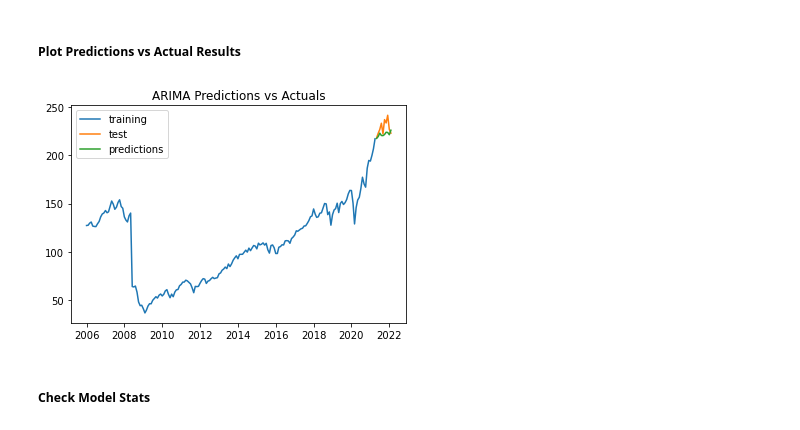
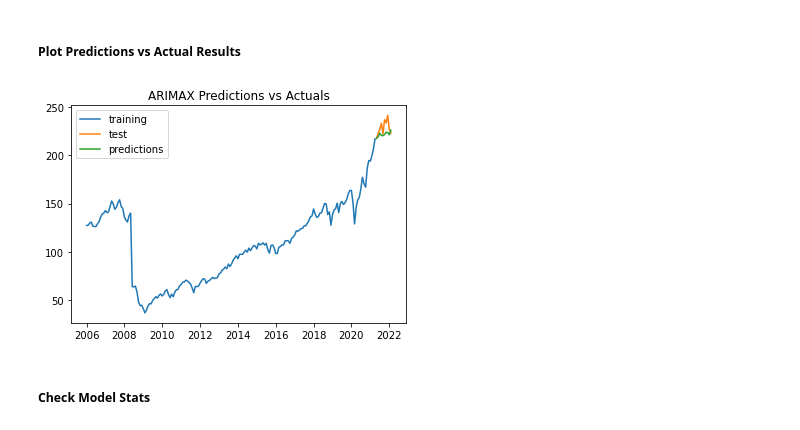
Before and after one commit to akittendorf/Domestic-Stock-Market-Analysis, a Jupyter notebook: Code/arimax.ipynb, the cells around one changed output. Drawn from its saved outputs; the diff is of its cells as text; code cells hidden in the pictures.

Commit message:
rename arima to arimax

```diff
--- a/Code/arima.ipynb
+++ b/Code/arimax.ipynb
@@ -151,18 +151,18 @@ Text(0.5, 0, 'Lags')
 trained = ARIMA(y_train, exog=X_train, order=(7,1,7)).fit()
 start = len(X_train)
 end = len(X_train) + len(X_test) - 1
-arima_results = trained.predict(start, end, exog=X_test)
+arimax_results = trained.predict(start, end, exog=X_test)
 # %% [markdown]
 ##### Plot Predictions vs Actual Results
 # %%
 plt.plot(y_train, label='training')
 plt.plot(y_test, label='test')
-plt.plot(arima_results, label='predictions')
-plt.title('ARIMA Predictions vs Actuals')
+plt.plot(arimax_results, label='predictions')
+plt.title('ARIMAX Predictions vs Actuals')
 plt.legend()
 plt.show()
 # %% [output]
-[figure, old version]
+[figure, new version]
 # %% [markdown]
 ##### Check Model Stats
 # %%
```
Also changed, not shown: parts of 4 cells of this notebook, 1 other file.
